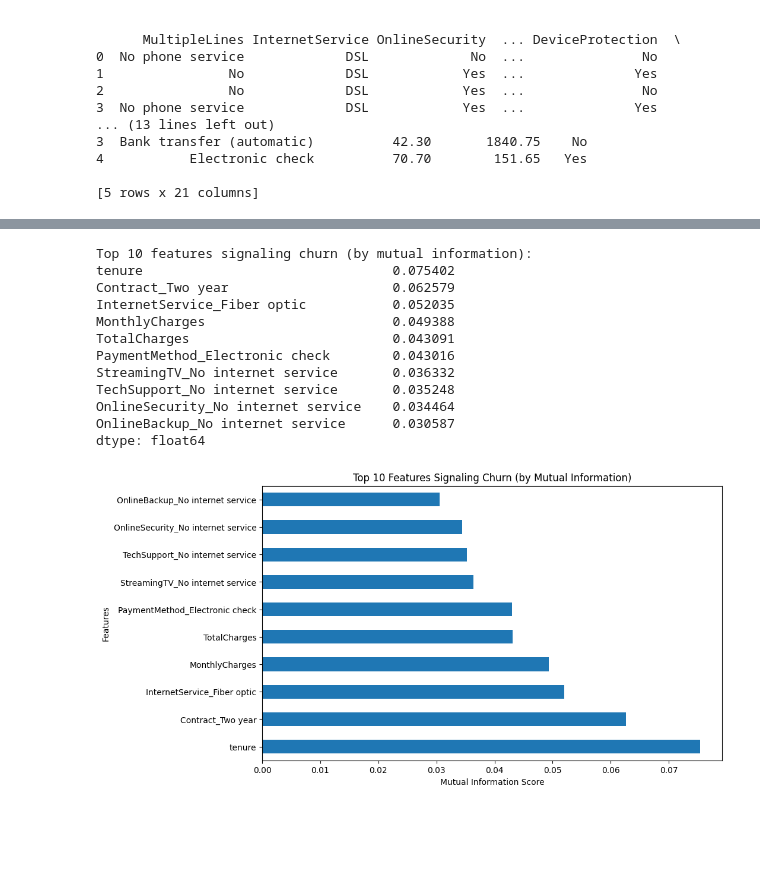
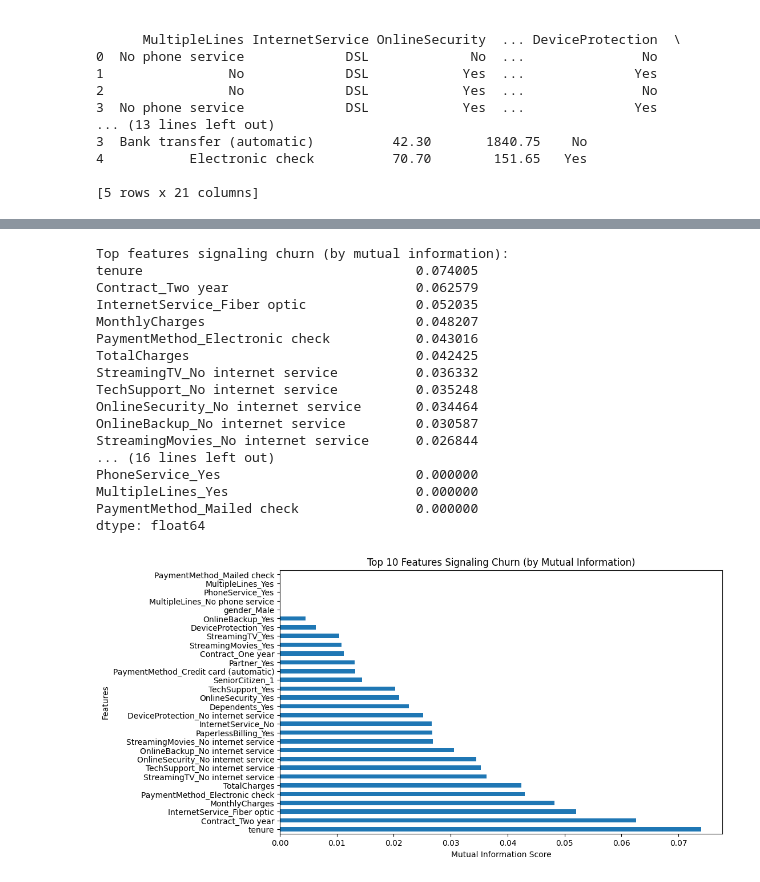
Before and after one commit to Aicha-Laribia/Telecom-Churn-Prediction, a Jupyter notebook: src/notebook.ipynb, the cells around one changed output, grey strips where cells are left out. Saved outputs shown, nothing was run; the diff lists cells and outputs as text; code cells hidden in the pictures; blank space fills up the shorter version.

```diff
--- a/src/notebook.ipynb
+++ b/src/notebook.ipynb
@@ -74,6 +74,8 @@ dtype: object
 # %%
 # type of TotalCharges is object, we need to convert it to numeric
 df['TotalCharges'] = pd.to_numeric(df['TotalCharges'], errors='coerce')
+# Drop rows with NaN in TotalCharges
+df.dropna(subset=['TotalCharges'], inplace=True)
 df.dtypes
 # %% [output]
 customerID              str
@@ -107,6 +109,7 @@ df.head()
 | 4 | Female | 0 | No | No | 2 | Yes | No | Fiber optic | ... |
 # %%
 # encoding categorical variables
+df['SeniorCitizen'] = df['SeniorCitizen'].astype('category')  # Ensure SeniorCitizen is treated as categorical
 df_encoded = pd.get_dummies(df, drop_first=True)
 df_encoded.head()
 # %% [output]
@@ -234,27 +205,32 @@ mi_scores = mutual_info_classif(X, y, random_state=42)
 # Create a series for easy viewing
 mi_series = pd.Series(mi_scores, index=X.columns).sort_values(ascending=False)
 
-print("Top 10 features signaling churn (by mutual information):")
-print(mi_series.head(10))
+print("Top features signaling churn (by mutual information):")
+print(mi_series)
 # %% [output]
-Top 10 features signaling churn (by mutual information):
-tenure                                0.075402
-Contract_Two year                     0.062579
-InternetService_Fiber optic           0.052035
-MonthlyCharges                        0.049388
-TotalCharges                          0.043091
-PaymentMethod_Electronic check        0.043016
-StreamingTV_No internet service       0.036332
-TechSupport_No internet service       0.035248
-OnlineSecurity_No internet service    0.034464
-OnlineBackup_No internet service      0.030587
+Top features signaling churn (by mutual information):
+tenure                                   0.074005
+Contract_Two year                        0.062579
+InternetService_Fiber optic              0.052035
+MonthlyCharges                           0.048207
+PaymentMethod_Electronic check           0.043016
+TotalCharges                             0.042425
+StreamingTV_No internet service          0.036332
+TechSupport_No internet service          0.035248
+OnlineSecurity_No internet service       0.034464
+OnlineBackup_No internet service         0.030587
+StreamingMovies_No internet service      0.026844
+... (16 lines left out)
+PhoneService_Yes                         0.000000
+MultipleLines_Yes                        0.000000
+PaymentMethod_Mailed check               0.000000
 dtype: float64
 # %%
 # Visualize top 10 features by mutual information
-mi_series.head(10).plot(kind='barh', figsize=(10,6))
+mi_series.plot(kind='barh', figsize=(10,6))
 plt.title('Top 10 Features Signaling Churn (by Mutual Information)')
 plt.xlabel('Mutual Information Score')
 plt.ylabel('Features')
 plt.show()
 # %% [output]
-[figure, old version]
+[figure, new version]
```
Also changed, not shown: parts of 16 cells of this notebook.
